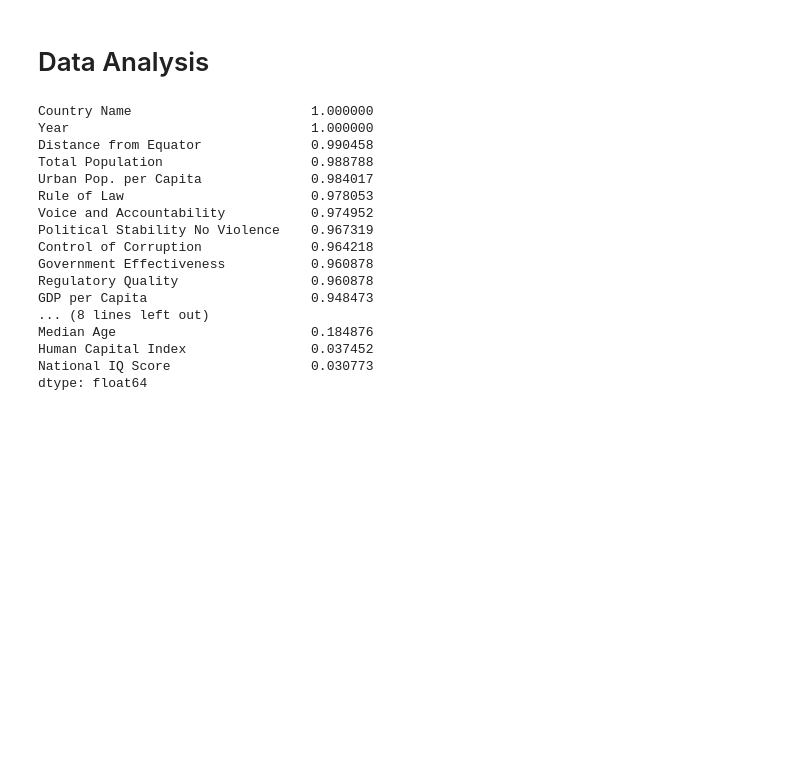
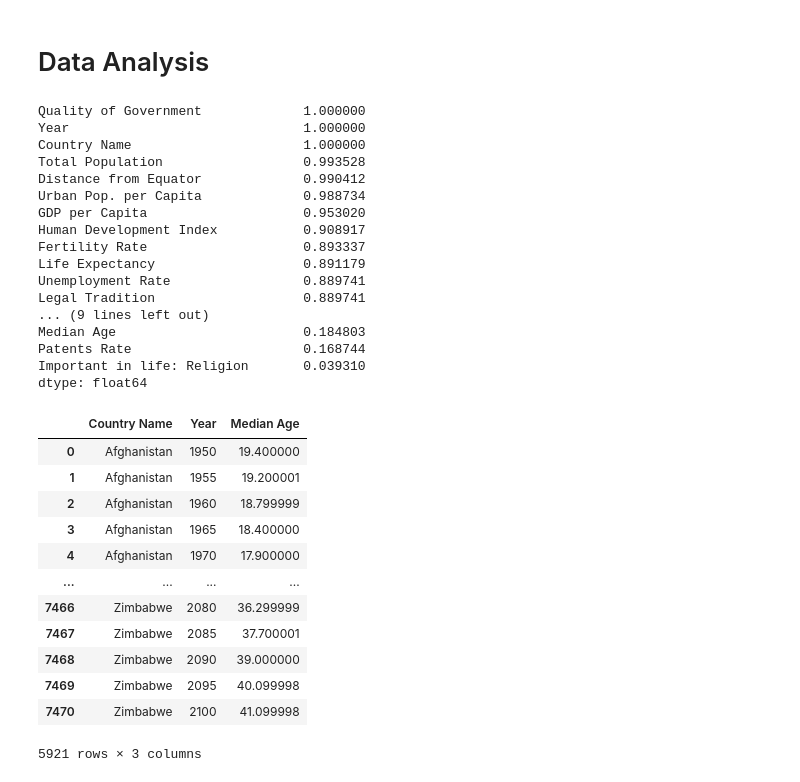
Before and after one commit to ilyanovak/Quality_Of_Government, a Jupyter notebook: quality_of_government.ipynb, the cells around one changed output. Cells and saved outputs as stored; diff of their text form; code cells hidden in the pictures; blank space fills up the shorter version.

```diff
--- a/quality_of_government.ipynb
+++ b/quality_of_government.ipynb
@@ -906,24 +902,24 @@ df_final.to_csv('df_final2.csv')
 # %%
 # Calculate the percentage of not-null values in each column
 
-(df_merged.notna().sum()/df_merged.shape[0]).sort_values(ascending=False)
+(df_final.notna().sum()/df_final.shape[0]).sort_values(ascending=False)
 # %% [output]
-Country Name                       1.000000
-Year                               1.000000
-Distance from Equator              0.990458
-Total Population                   0.988788
-Urban Pop. per Capita              0.984017
-Rule of Law                        0.978053
-Voice and Accountability           0.974952
-Political Stability No Violence    0.967319
-Control of Corruption              0.964218
-Government Effectiveness           0.960878
-Regulatory Quality                 0.960878
-GDP per Capita                     0.948473
-... (8 lines left out)
-Median Age                         0.184876
-Human Capital Index                0.037452
-National IQ Score                  0.030773
+Quality of Government             1.000000
+Year                              1.000000
+Country Name                      1.000000
+Total Population                  0.993528
+Distance from Equator             0.990412
+Urban Pop. per Capita             0.988734
+GDP per Capita                    0.953020
+Human Development Index           0.908917
+Fertility Rate                    0.893337
+Life Expectancy                   0.891179
+Unemployment Rate                 0.889741
+Legal Tradition                   0.889741
+... (9 lines left out)
+Median Age                        0.184803
+Patents Rate                      0.168744
+Important in life: Religion       0.039310
 dtype: float64
 # %%
 # Maximum Likelihood
@@ -936,3 +932,19 @@ dtype: float64
+# %%
+age
+# %% [output]
+|  | Country Name | Year | Median Age |
+| 0 | Afghanistan | 1950 | 19.400000 |
+| 1 | Afghanistan | 1955 | 19.200001 |
+| 2 | Afghanistan | 1960 | 18.799999 |
+| 3 | Afghanistan | 1965 | 18.400000 |
+| 4 | Afghanistan | 1970 | 17.900000 |
+| ... | ... | ... | ... |
+| 7466 | Zimbabwe | 2080 | 36.299999 |
+| 7467 | Zimbabwe | 2085 | 37.700001 |
+| 7468 | Zimbabwe | 2090 | 39.000000 |
+| 7469 | Zimbabwe | 2095 | 40.099998 |
+| 7470 | Zimbabwe | 2100 | 41.099998 |
+5921 rows × 3 columns
 # %%
 # transform logarithm
 # https://www.researchgate.net/post/log_transformation_and_standardization_which_should_come_first
```
Also changed, not shown: parts of 13 cells of this notebook.
